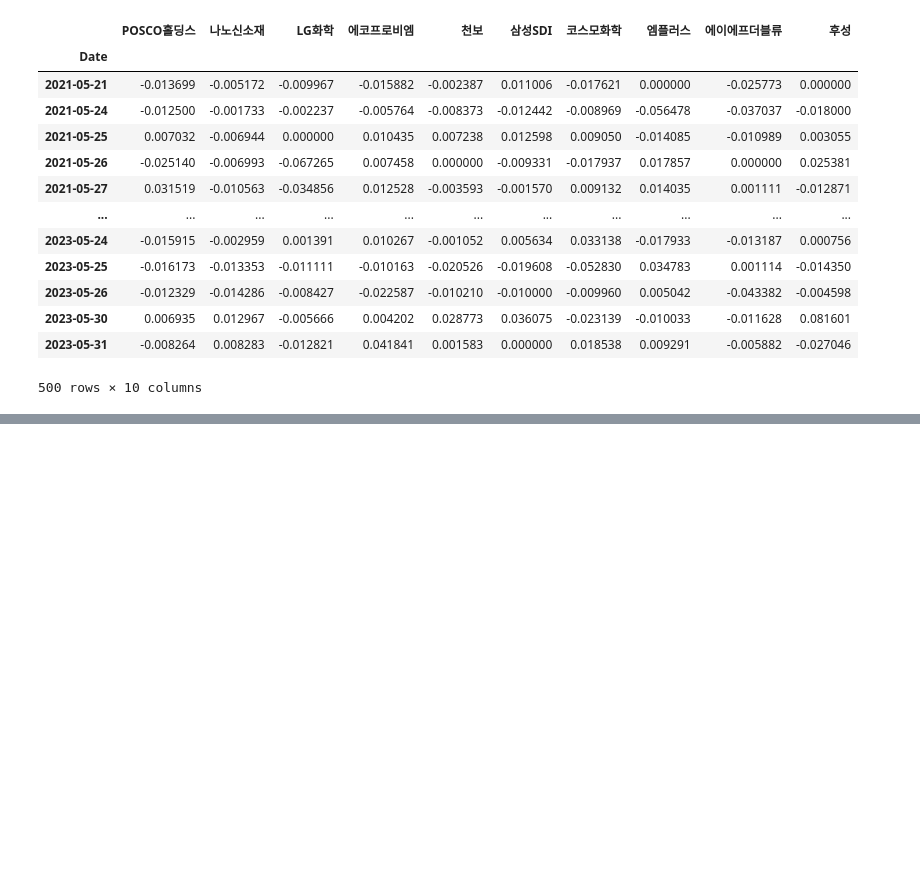
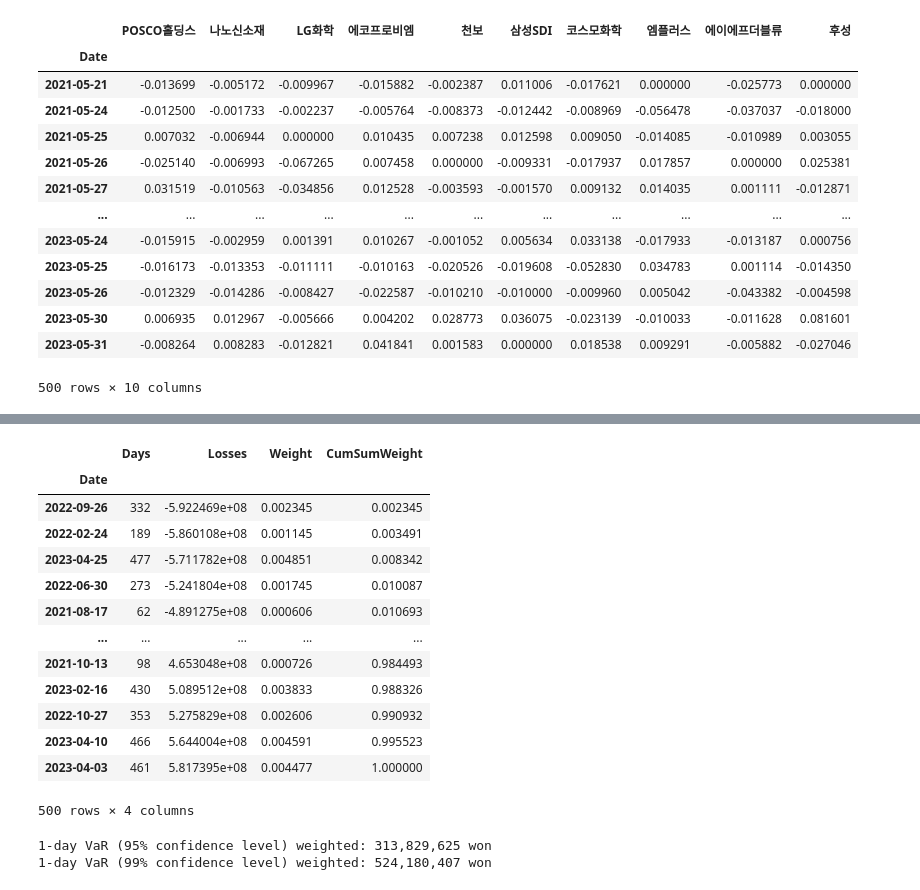
Before and after one commit to Readerlution/VaR-Empirical, a Jupyter notebook: stocks.ipynb, the cells around one changed output, grey strips where cells are left out. Drawn from its saved outputs; the diff is of its cells as text; code cells hidden in the pictures; blank space fills up the shorter version.

```diff
--- a/stocks.ipynb
+++ b/stocks.ipynb
@@ -240 +240,4 @@ weight_df
 500 rows × 3 columns
+# %%
+sorted_weight = weight_df.sort_values("Losses")
+sorted_weight
@@ -240,0 +259,29 @@ weight_df
+# %%
+sorted_weight["CumSumWeight"] = sorted_weight['Weight'].cumsum()
+sorted_weight
+# %% [output]
+|  | Days | Losses | Weight | CumSumWeight |
+| Date |  |  |  |  |
+| 2022-09-26 | 332 | -5.922469e+08 | 0.002345 | 0.002345 |
+| 2022-02-24 | 189 | -5.860108e+08 | 0.001145 | 0.003491 |
+| 2023-04-25 | 477 | -5.711782e+08 | 0.004851 | 0.008342 |
+| 2022-06-30 | 273 | -5.241804e+08 | 0.001745 | 0.010087 |
+| 2021-08-17 | 62 | -4.891275e+08 | 0.000606 | 0.010693 |
+| ... | ... | ... | ... | ... |
+| 2021-10-13 | 98 | 4.653048e+08 | 0.000726 | 0.984493 |
+| 2023-02-16 | 430 | 5.089512e+08 | 0.003833 | 0.988326 |
+| 2022-10-27 | 353 | 5.275829e+08 | 0.002606 | 0.990932 |
+| 2023-04-10 | 466 | 5.644004e+08 | 0.004591 | 0.995523 |
+| 2023-04-03 | 461 | 5.817395e+08 | 0.004477 | 1.000000 |
+500 rows × 4 columns
+# %%
+mask_95 = (sorted_weight['CumSumWeight'] > .05)
+mask_99 = (sorted_weight['CumSumWeight'] > .01)
+VaR_95_weight = -int(sorted_weight[mask_95].iloc[0][["Losses"]])
+VaR_99_weight = -int(sorted_weight[mask_99].iloc[0][["Losses"]])
+
+print(f"1-day VaR (95% confidence level) weighted: {VaR_95_weight:,} won")
+print(f"1-day VaR (99% confidence level) weighted: {VaR_99_weight:,} won")
+# %% [output]
+1-day VaR (95% confidence level) weighted: 313,829,625 won
+1-day VaR (99% confidence level) weighted: 524,180,407 won
```
Also changed, not shown: parts of 18 cells of this notebook.
